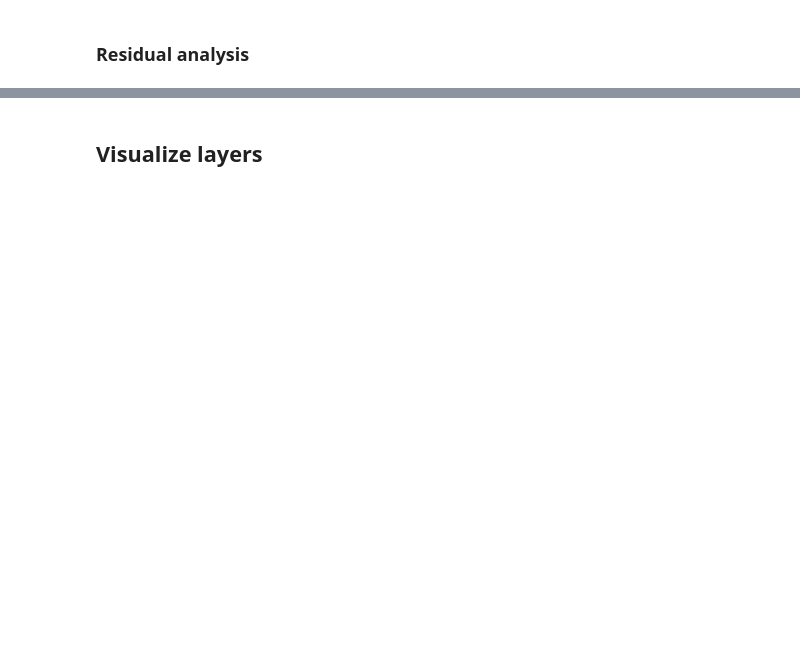
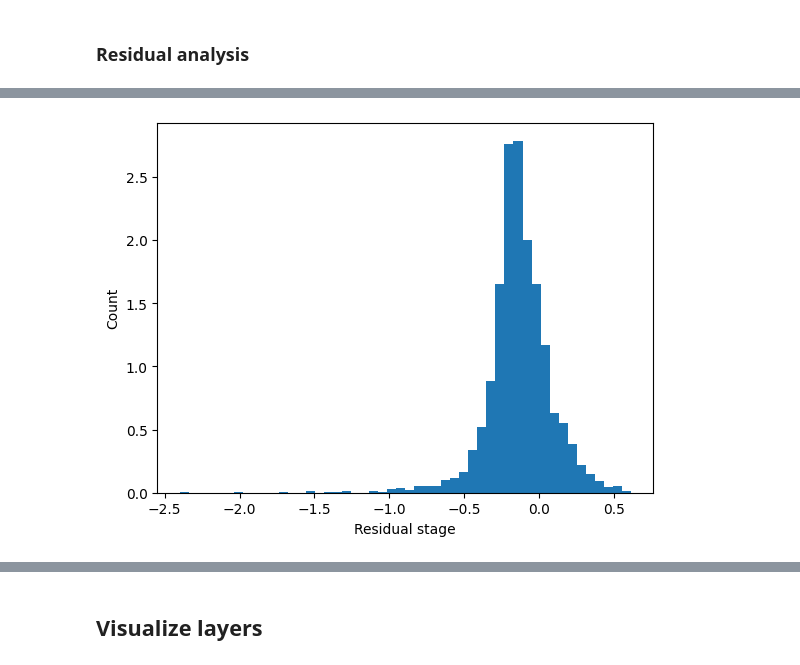
Before and after one commit to andresnowak/Hydrology_AI_project, a Jupyter notebook: models/cnn_model/cnn_v1.ipynb, the cells around one changed output, grey strips where cells are left out. Cells and saved outputs as stored; diff of their text form; code cells hidden in the pictures; blank space fills up the shorter version.

```diff
--- a/models/cnn_model/cnn_v1.ipynb
+++ b/models/cnn_model/cnn_v1.ipynb
@@ -410,10 +463,10 @@ Error:
 # %% [markdown]
 ### Residual analysis
 # %%
-y_predictions = np.empty(shape=(1, 2))
-y_real = np.empty(shape=(1, 2))
+y_predictions = np.empty(shape=(1, 2)).astype('float32')
+y_real = np.empty(shape=(1, 2)).astype('float32')
 
-"""for image, stage_discharge in test_ds.take(100):
+for image, stage_discharge in test_ds.take(100):
     y_predictions = np.concatenate((y_predictions, best_model.predict(x=image)))
-    y_real = np.concatenate((y_real, stage_discharge.numpy()))"""
+    y_real = np.concatenate((y_real, stage_discharge.numpy()))
 # %% [output]
@@ -459,0 +511,7 @@ Error:
+# %%
+plt.hist(residual_stage, density=True, bins = 50)
+plt.ylabel('Count')
+plt.xlabel('Residual stage');
+plt.show()
+# %% [output]
+[figure, added]
```
Also changed, not shown: parts of 32 cells of this notebook, 4 other files.
